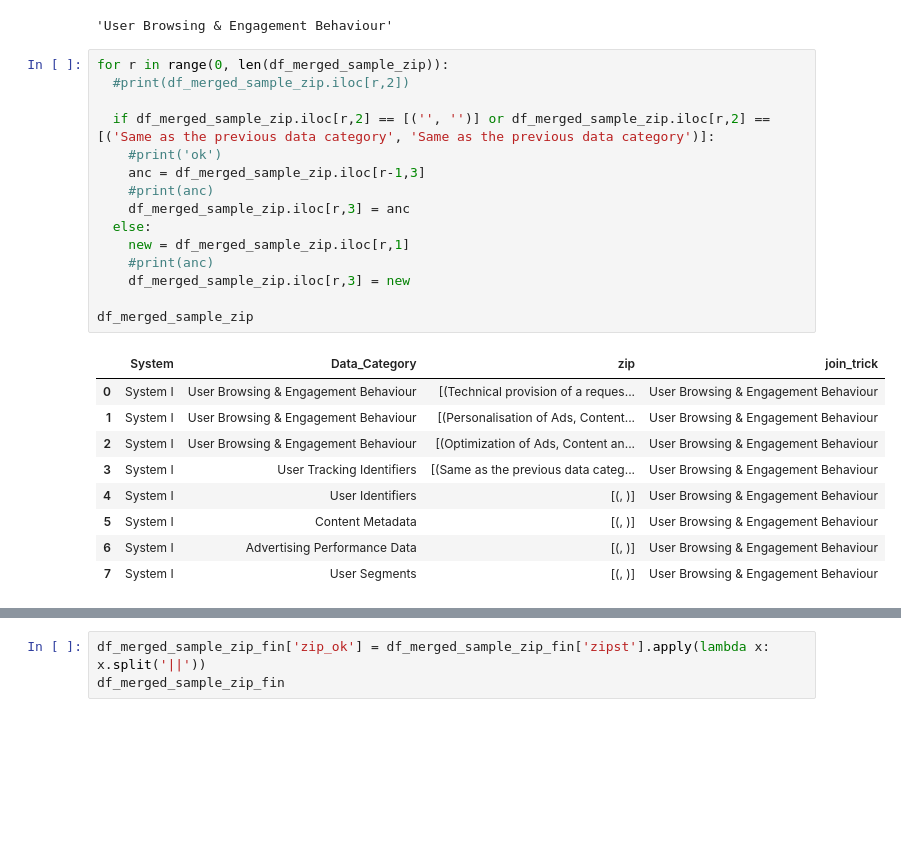
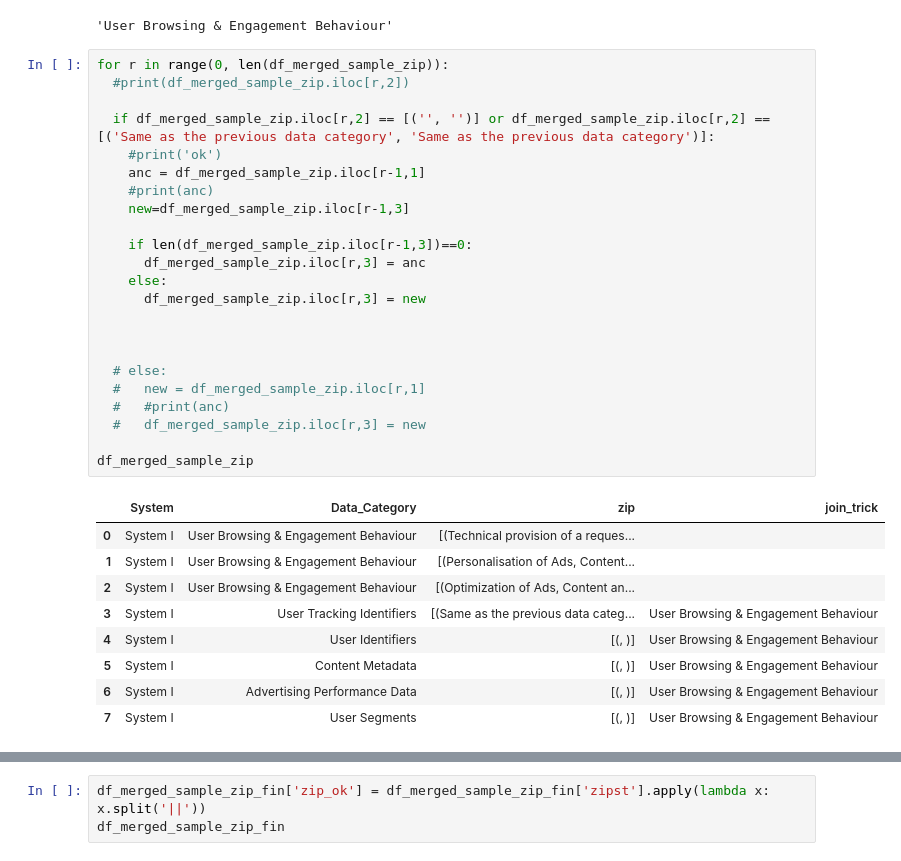
Before and after one commit to flohaha/Colab_Better_Rop, a Jupyter notebook: ROPA.ipynb, the cells around one changed output, grey strips where cells are left out. Drawn from its saved outputs; the diff is of its cells as text; blank space fills up the shorter version.

```diff
--- a/ROPA.ipynb
+++ b/ROPA.ipynb
@@ -286,23 +301,31 @@ df_merged_sample_zip.iloc[1,1]
 # %%
 for r in range(0, len(df_merged_sample_zip)):
   #print(df_merged_sample_zip.iloc[r,2])
 
   if df_merged_sample_zip.iloc[r,2] == [('', '')] or df_merged_sample_zip.iloc[r,2] == [('Same as the previous data category', 'Same as the previous data category')]:
     #print('ok')
-    anc = df_merged_sample_zip.iloc[r-1,3]
+    anc = df_merged_sample_zip.iloc[r-1,1]
     #print(anc)
-    df_merged_sample_zip.iloc[r,3] = anc
-  else:
-    new = df_merged_sample_zip.iloc[r,1]
-    #print(anc)
-    df_merged_sample_zip.iloc[r,3] = new
+    new=df_merged_sample_zip.iloc[r-1,3]
+
+    if len(df_merged_sample_zip.iloc[r-1,3])==0:
+      df_merged_sample_zip.iloc[r,3] = anc
+    else:
+      df_merged_sample_zip.iloc[r,3] = new
+
+
+
+  # else:
+  #   new = df_merged_sample_zip.iloc[r,1]
+  #   #print(anc)
+  #   df_merged_sample_zip.iloc[r,3] = new
 
 df_merged_sample_zip
 # %% [output]
 |  | System | Data_Category | zip | join_trick |
-| 0 | System I | User Browsing & Engagement Behaviour | [(Technical provision of a reques... | User Browsing & Engagement Behaviour |
-| 1 | System I | User Browsing & Engagement Behaviour | [(Personalisation of Ads, Content... | User Browsing & Engagement Behaviour |
-| 2 | System I | User Browsing & Engagement Behaviour | [(Optimization of Ads, Content an... | User Browsing & Engagement Behaviour |
+| 0 | System I | User Browsing & Engagement Behaviour | [(Technical provision of a reques... |  |
+| 1 | System I | User Browsing & Engagement Behaviour | [(Personalisation of Ads, Content... |  |
+| 2 | System I | User Browsing & Engagement Behaviour | [(Optimization of Ads, Content an... |  |
 | 3 | System I | User Tracking Identifiers | [(Same as the previous data categ... | User Browsing & Engagement Behaviour |
 | 4 | System I | User Identifiers | [(, )] | User Browsing & Engagement Behaviour |
 | 5 | System I | Content Metadata | [(, )] | User Browsing & Engagement Behaviour |
```
Also changed, not shown: parts of 9 cells of this notebook.
